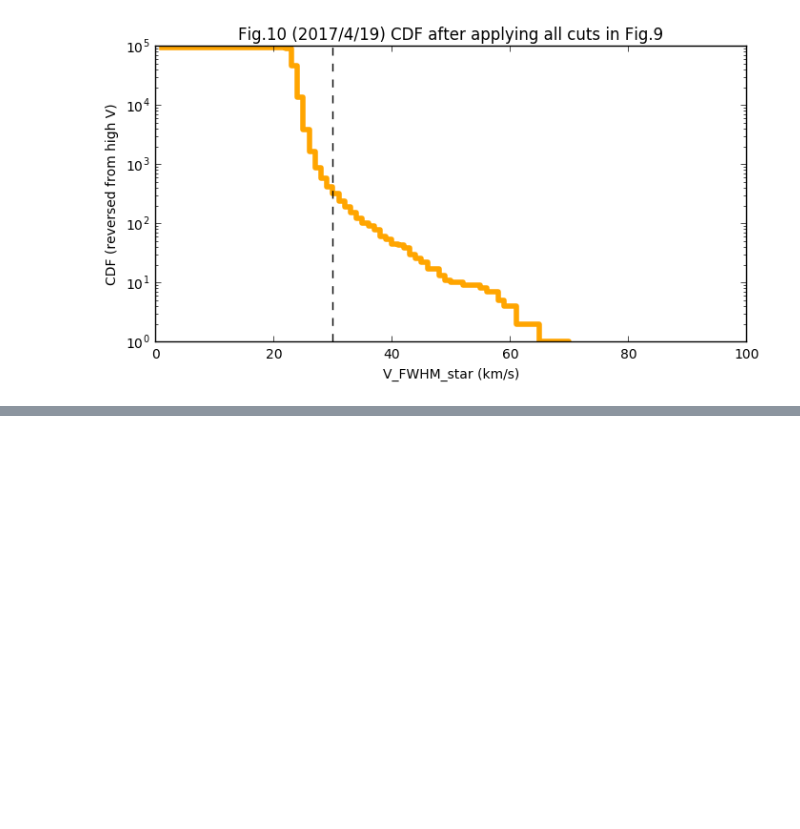
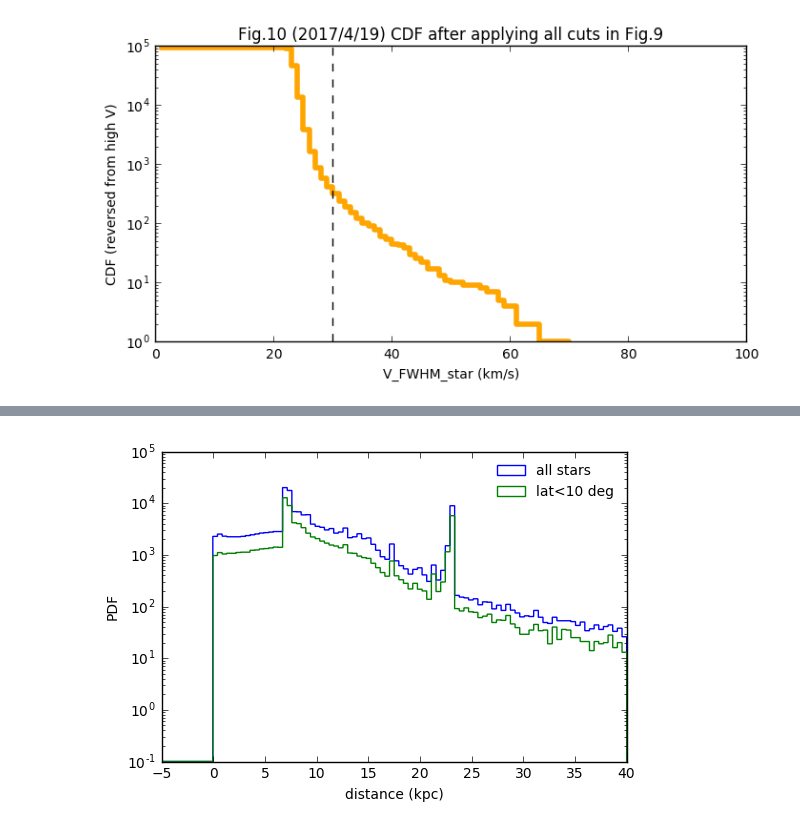
Before and after one commit to liuxx479/MW-BHs, a Jupyter notebook: plot-BHstars.ipynb, the cells around one changed output, grey strips where cells are left out. Saved outputs shown, nothing was run; the diff lists cells and outputs as text; code cells hidden in the pictures; blank space fills up the shorter version.

```diff
--- a/plot-BHstars.ipynb
+++ b/plot-BHstars.ipynb
@@ -355,2 +393,16 @@ show()
+# %%
+print '''deficit at around < 7kpc, because I take the further one of the 2 solutions when l<90.
+peak arond 23: when the velocity is out of the allow range, I put the stars at the furthest possible.
+'''
+f=figure(figsize=(6,4))
+ax=f.add_subplot(111)
+ax.hist(Dstar_arr,range=(-5,40),bins=100,log=1,histtype='step',label='all stars')
+ax.hist(Dstar_arr[abs(GLAT)<10],range=(-5,40),bins=100,log=1,histtype='step',label='lat<10 deg')
+ax.set_xlabel('distance (kpc)')
+ax.set_ylabel('PDF')
+ax.legend(frameon=0,fontsize=10)
+show()
+# %% [output]
+[figure, added]
 # %%
 seed(5)
```
Also changed, not shown: parts of 9 cells of this notebook, 2 other files.
